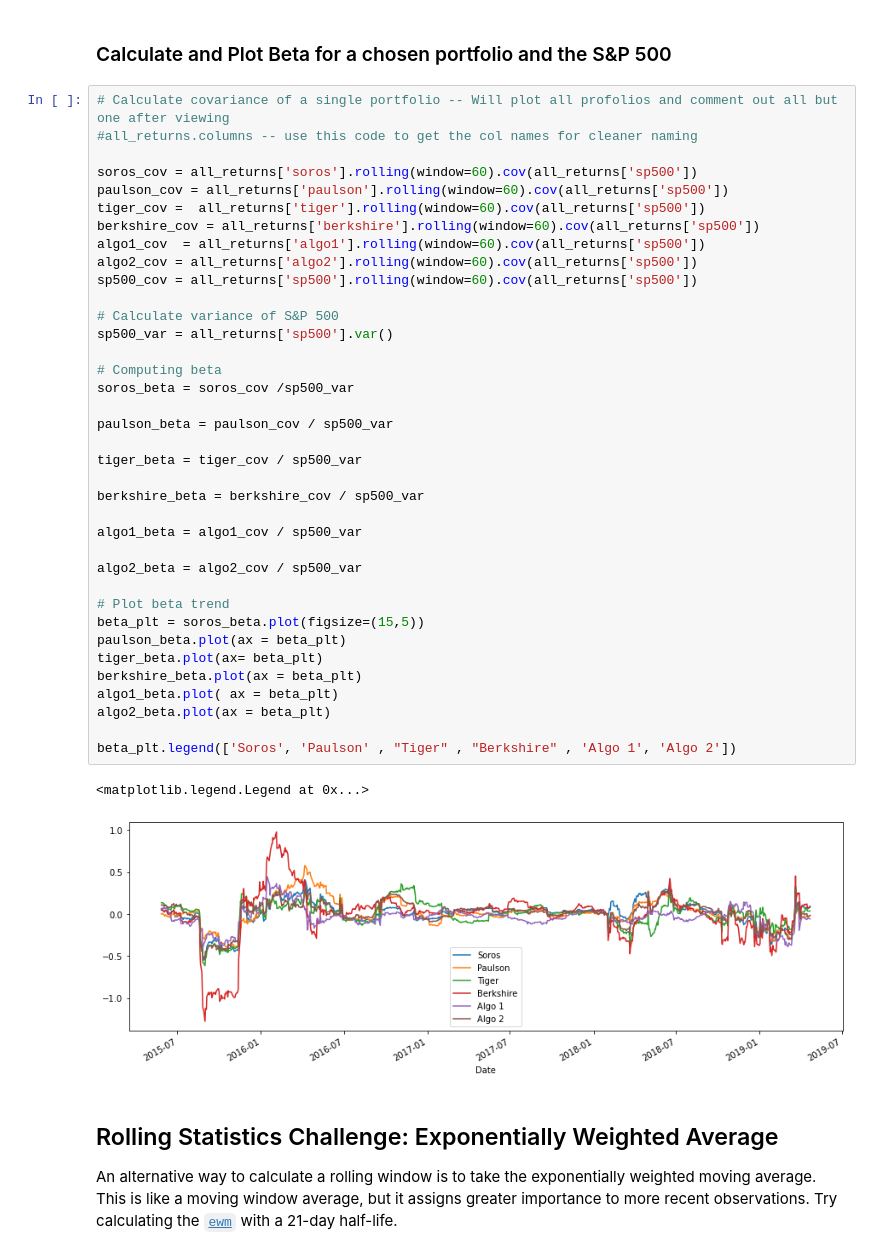
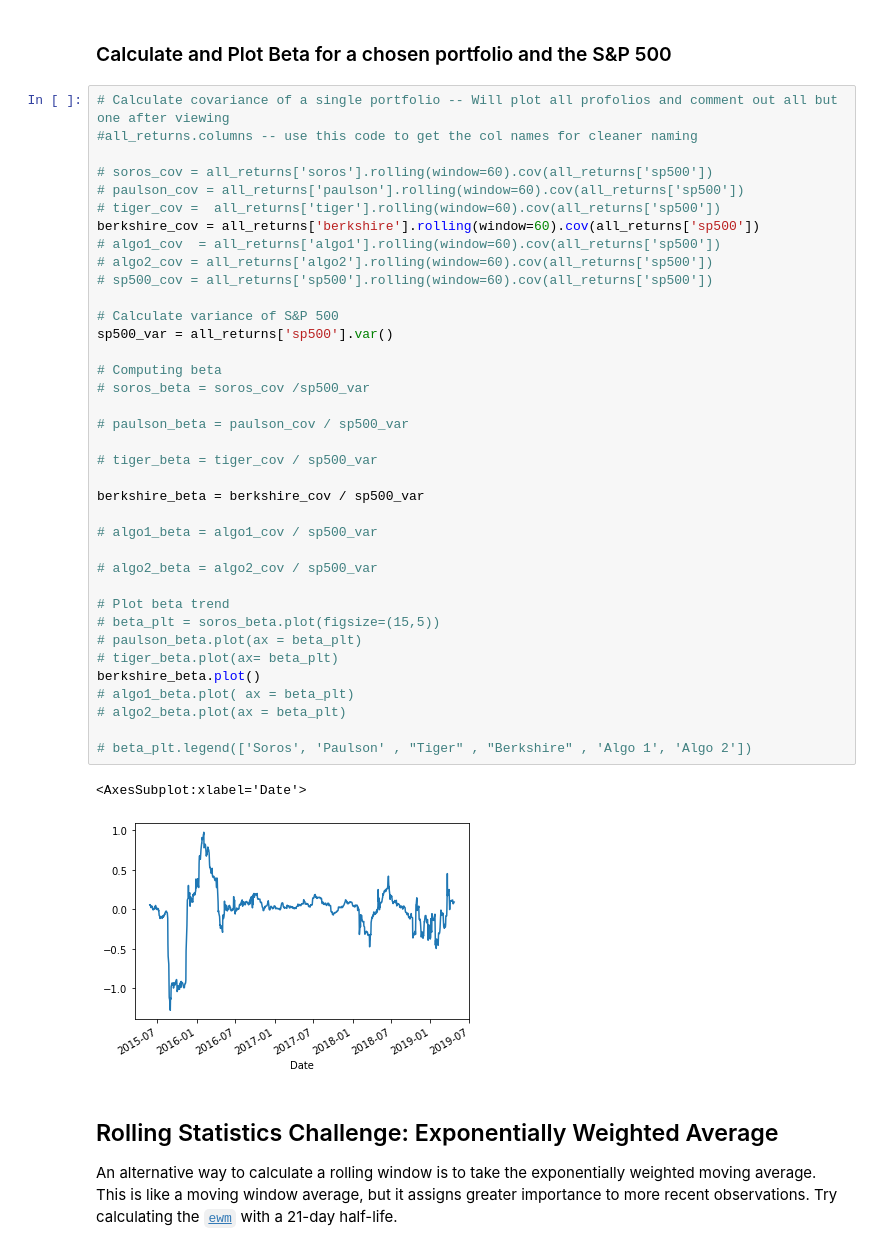
Before and after one commit to JQH84/Portfolio-Analysis, a Jupyter notebook: whale_analysis.ipynb, the cells around one changed output. Drawn from its saved outputs; the diff is of its cells as text.

```diff
--- a/whale_analysis.ipynb
+++ b/whale_analysis.ipynb
@@ -279,43 +279,43 @@ sns.heatmap(all_returns_correlation, vmin=-1 , vmax=1)
 # %%
 # Calculate covariance of a single portfolio -- Will plot all profolios and comment out all but one after viewing
 #all_returns.columns -- use this code to get the col names for cleaner naming
 
-soros_cov = all_returns['soros'].rolling(window=60).cov(all_returns['sp500'])
-paulson_cov = all_returns['paulson'].rolling(window=60).cov(all_returns['sp500'])
-tiger_cov =  all_returns['tiger'].rolling(window=60).cov(all_returns['sp500'])
+# soros_cov = all_returns['soros'].rolling(window=60).cov(all_returns['sp500'])
+# paulson_cov = all_returns['paulson'].rolling(window=60).cov(all_returns['sp500'])
+# tiger_cov =  all_returns['tiger'].rolling(window=60).cov(all_returns['sp500'])
 berkshire_cov = all_returns['berkshire'].rolling(window=60).cov(all_returns['sp500'])
-algo1_cov  = all_returns['algo1'].rolling(window=60).cov(all_returns['sp500'])
-algo2_cov = all_returns['algo2'].rolling(window=60).cov(all_returns['sp500'])
-sp500_cov = all_returns['sp500'].rolling(window=60).cov(all_returns['sp500'])
+# algo1_cov  = all_returns['algo1'].rolling(window=60).cov(all_returns['sp500'])
+# algo2_cov = all_returns['algo2'].rolling(window=60).cov(all_returns['sp500'])
+# sp500_cov = all_returns['sp500'].rolling(window=60).cov(all_returns['sp500'])
 
 # Calculate variance of S&P 500
 sp500_var = all_returns['sp500'].var()
 
 # Computing beta
-soros_beta = soros_cov /sp500_var
+# soros_beta = soros_cov /sp500_var
 
-paulson_beta = paulson_cov / sp500_var
+# paulson_beta = paulson_cov / sp500_var
 
-tiger_beta = tiger_cov / sp500_var
+# tiger_beta = tiger_cov / sp500_var
 
 berkshire_beta = berkshire_cov / sp500_var
 
-algo1_beta = algo1_cov / sp500_var
+# algo1_beta = algo1_cov / sp500_var
 
-algo2_beta = algo2_cov / sp500_var
+# algo2_beta = algo2_cov / sp500_var
 
 # Plot beta trend
-beta_plt = soros_beta.plot(figsize=(15,5))
-paulson_beta.plot(ax = beta_plt)
-tiger_beta.plot(ax= beta_plt)
-berkshire_beta.plot(ax = beta_plt)
-algo1_beta.plot( ax = beta_plt)
-algo2_beta.plot(ax = beta_plt)
+# beta_plt = soros_beta.plot(figsize=(15,5))
+# paulson_beta.plot(ax = beta_plt)
+# tiger_beta.plot(ax= beta_plt)
+berkshire_beta.plot()
+# algo1_beta.plot( ax = beta_plt)
+# algo2_beta.plot(ax = beta_plt)
 
-beta_plt.legend(['Soros', 'Paulson' , "Tiger" , "Berkshire" , 'Algo 1', 'Algo 2'])
+# beta_plt.legend(['Soros', 'Paulson' , "Tiger" , "Berkshire" , 'Algo 1', 'Algo 2'])
 # %% [output]
-<matplotlib.legend.Legend at 0x...>
+<AxesSubplot:xlabel='Date'>
-[figure, old version]
+[figure, new version]
 # %% [markdown]
 ## Rolling Statistics Challenge: Exponentially Weighted Average
 
```
Also changed, not shown: parts of 19 cells of this notebook, 1 other file.
